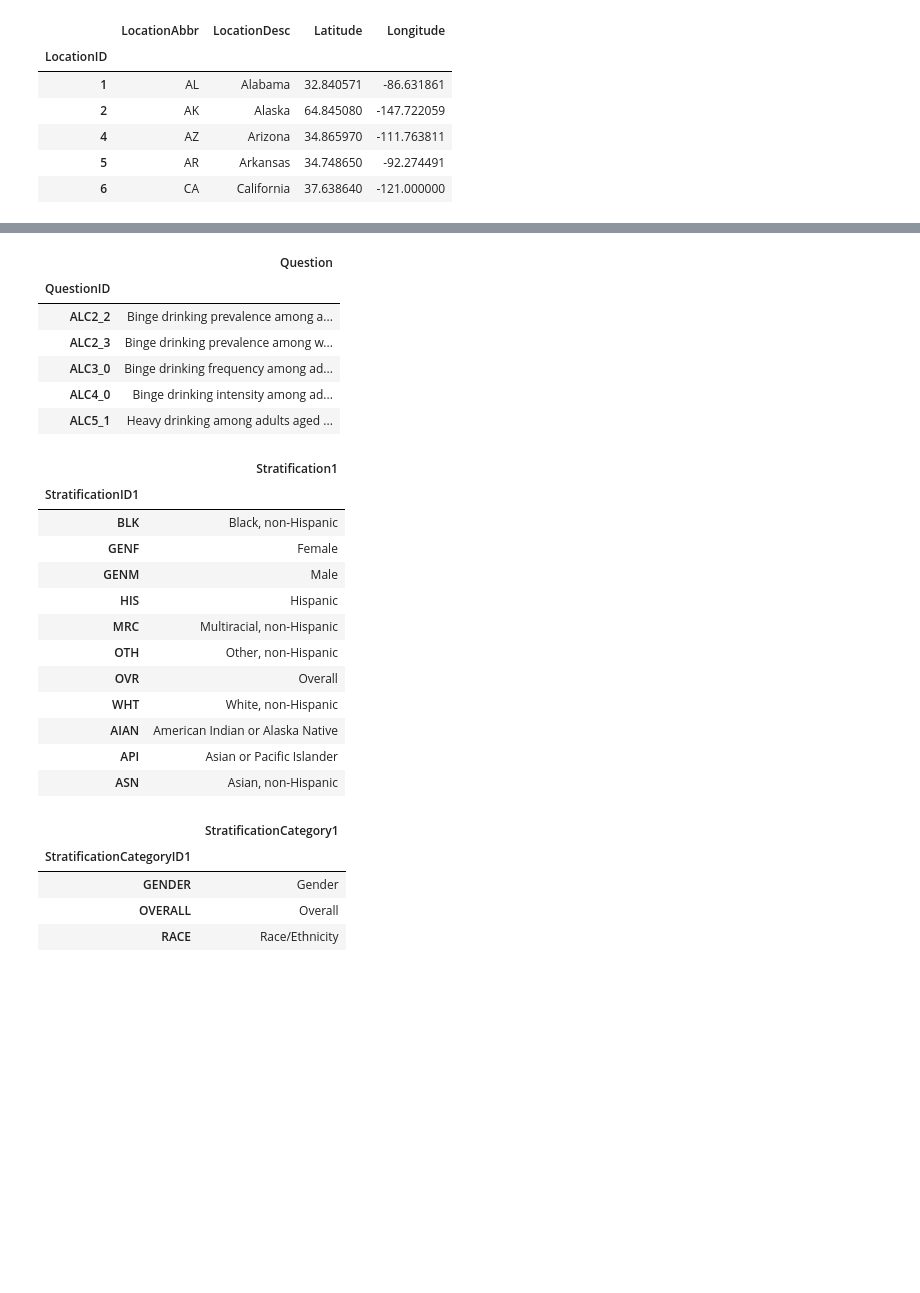
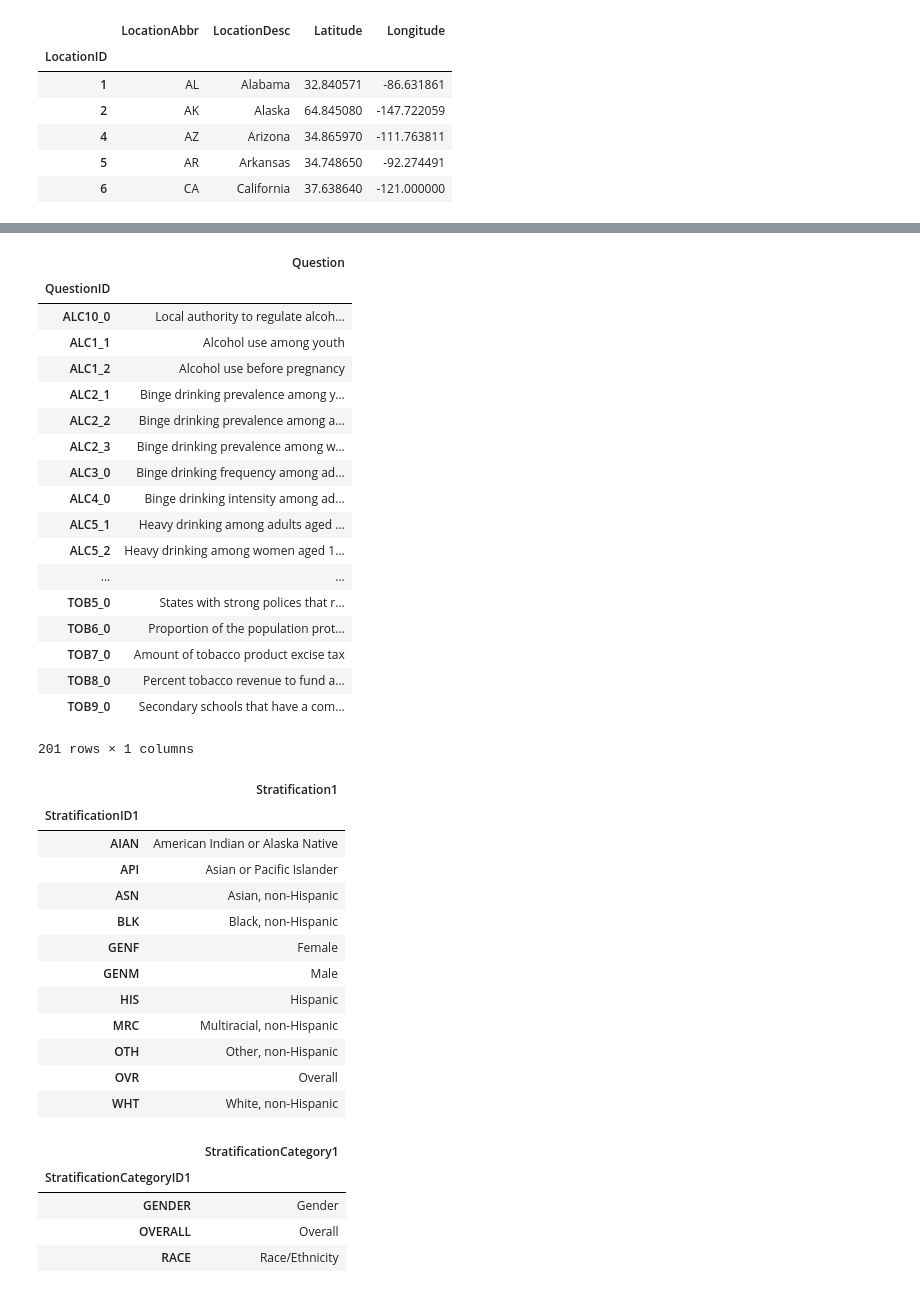
Before and after one commit to dkjer/data150labs, a Jupyter notebook: Explore Chronic Disease Data.ipynb, the cells around one changed output, grey strips where cells are left out. Saved outputs shown, nothing was run; the diff lists cells and outputs as text; code cells hidden in the pictures; blank space fills up the shorter version.

```diff
--- a/Explore Chronic Disease Data.ipynb
+++ b/Explore Chronic Disease Data.ipynb
@@ -30,11 +30,11 @@ usecols = ['YearStart', 'YearEnd', 'LocationAbbr', 'LocationDesc', 'DataSource',
 
 df = pd.read_csv("U.S._Chronic_Disease_Indicators__CDI_.csv", usecols=usecols, dtype={
     'DataValue'                 : 'object',
-    'StratificationCategoryID1' : 'category',
-    'StratificationID1'         : 'category',
-    'DataValueTypeID'           : 'category',
-    'QuestionID'                : 'category',
-    'TopicID'                   : 'category',
+#    'StratificationCategoryID1' : 'category',
+#    'StratificationID1'         : 'category',
+#    'DataValueTypeID'           : 'category',
+#    'QuestionID'                : 'category',
+#    'TopicID'                   : 'category',
 })
 
 df.head()
@@ -79,15 +92,27 @@ dfTopics.head()
 # %%
 # Extract question attributes into a question table.
 dfQuestions = df[['QuestionID', 'Question']].groupby('QuestionID').first()
-dfQuestions.head()
+dfQuestions
 # %% [output]
 |  | Question |
 | QuestionID |  |
+| ALC10_0 | Local authority to regulate alcoh... |
+| ALC1_1 | Alcohol use among youth |
+| ALC1_2 | Alcohol use before pregnancy |
+| ALC2_1 | Binge drinking prevalence among y... |
 | ALC2_2 | Binge drinking prevalence among a... |
 | ALC2_3 | Binge drinking prevalence among w... |
 | ALC3_0 | Binge drinking frequency among ad... |
 | ALC4_0 | Binge drinking intensity among ad... |
 | ALC5_1 | Heavy drinking among adults aged ... |
+| ALC5_2 | Heavy drinking among women aged 1... |
+| ... | ... |
+| TOB5_0 | States with strong polices that r... |
+| TOB6_0 | Proportion of the population prot... |
+| TOB7_0 | Amount of tobacco product excise tax |
+| TOB8_0 | Percent tobacco revenue to fund a... |
+| TOB9_0 | Secondary schools that have a com... |
+201 rows × 1 columns
 # %%
 # Extract Stratification attributes into a Stratification table.
 dfStrats = df[['StratificationID1', 'Stratification1']].groupby('StratificationID1').first()
@@ -95,6 +120,9 @@ dfStrats
 # %% [output]
 |  | Stratification1 |
 | StratificationID1 |  |
+| AIAN | American Indian or Alaska Native |
+| API | Asian or Pacific Islander |
+| ASN | Asian, non-Hispanic |
 | BLK | Black, non-Hispanic |
 | GENF | Female |
 | GENM | Male |
@@ -103,9 +131,6 @@ dfStrats
 | OTH | Other, non-Hispanic |
 | OVR | Overall |
 | WHT | White, non-Hispanic |
-| AIAN | American Indian or Alaska Native |
-| API | Asian or Pacific Islander |
-| ASN | Asian, non-Hispanic |
 # %%
 # Extract StratificationCategory attributes into a StratificationCategory table.
 dfStratCats = df[['StratificationCategoryID1', 'StratificationCategory1']] \
```
Also changed, not shown: parts of 5 cells of this notebook.
